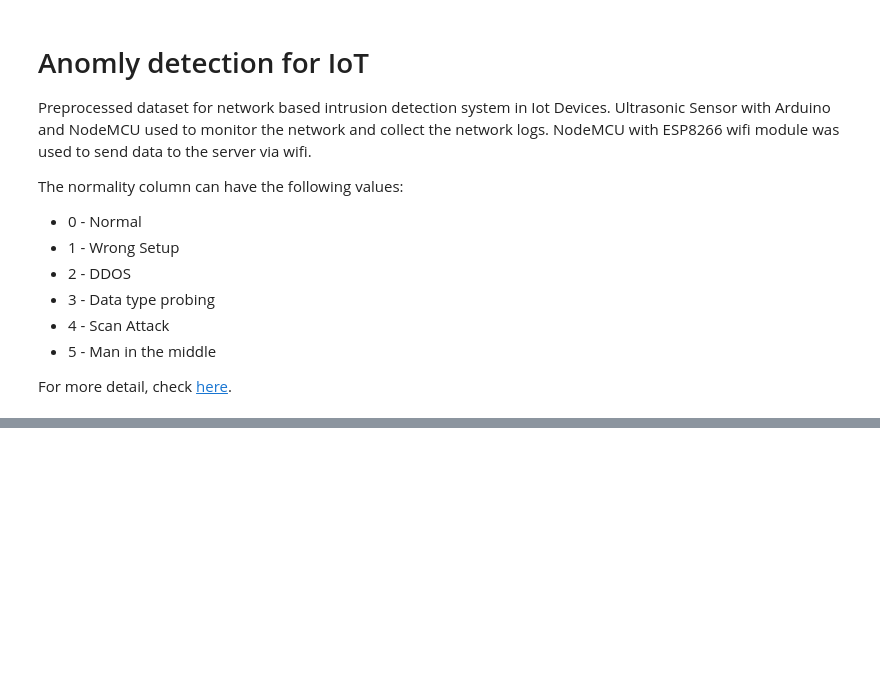
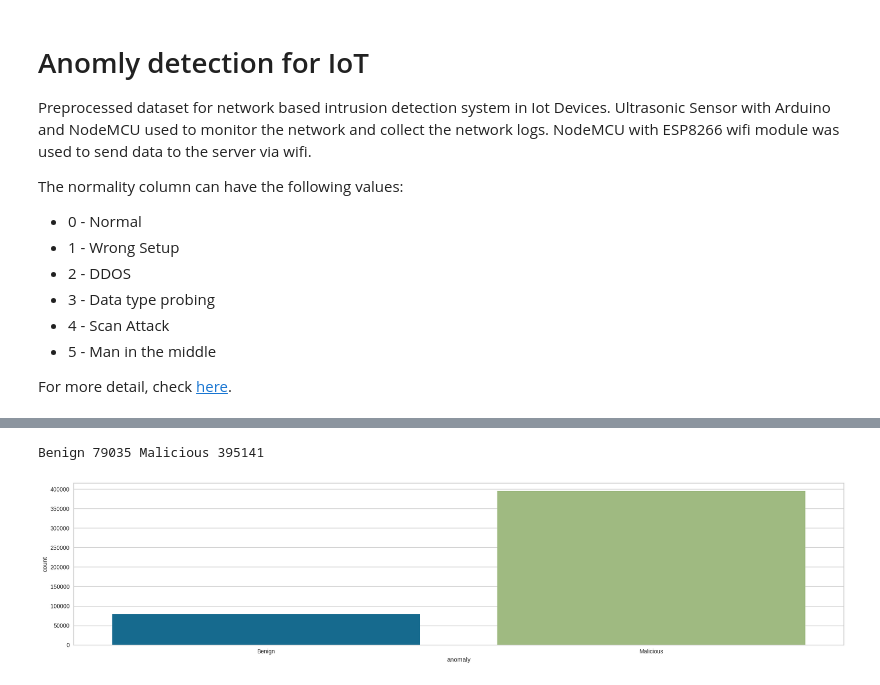
Before and after one commit to detiuaveiro/aas-anomaly-detection-iot-mariolpantunes, a Jupyter notebook: anomaly.ipynb, the cells around one changed output, grey strips where cells are left out. Drawn from its saved outputs; the diff is of its cells as text; code cells hidden in the pictures; blank space fills up the shorter version.

```diff
--- a/anomaly.ipynb
+++ b/anomaly.ipynb
@@ -18,11 +18,20 @@ For more detail, check [here](https://www.kaggle.com/datasets/speedwall10/iot-de
 %matplotlib inline
 import numpy as np
 import polars as pl
+import pandas as pd
 import seaborn as sns
 import matplotlib.pyplot as plt
-plt.rcParams['figure.figsize'] = [20, 5]
-plt.rcParams["figure.autolayout"] = True
-plt.rcParams.update({'font.size': 22})
+
+#plt.style.use('seaborn-v0_8-paper')
+plt.style.use('tableau-colorblind10')
+plt.rcParams['figure.autolayout'] = True
+plt.rcParams['figure.figsize'] = (4, 4)
+plt.rcParams['lines.linewidth'] = 2
+
+# Color Blind adjusted colors and markers
+colormap=['#377eb8', '#ff7f00', '#4daf4a', '#f781bf', '#a65628', '#984ea3','#999999', '#e41a1c', '#dede00']
+markers=['o', '*', '.', 'x', '+', 's', 'd', 'h', 'v']
+lines=['-', ':', '--', '-.']
 # %%
 df = pl.read_csv('dataset/IoT-DNL.csv.gz')
 #df = df.sample(int(df.shape[0]*0.2))
@@ -51,3 +60,16 @@ shape: (9, 15)
 | "50%" | 47329.0 | 1.2491e14 | 98.0 | 1.1043e14 | 1.6728e14 | 1.92168035e8 | 1.9217e9 | 6.0 | 84.0 | 0.0 | ... |
 | "75%" | 78486.0 | 1.2565e14 | 176.0 | 1.6728e14 | 1.6728e14 | 1.9217e9 | 1.9217e9 | 6.0 | 162.0 | 110.0 | ... |
 | "max" | 125158.0 | 1.3051e14 | 3484.0 | 2.0707e14 | 2.8147e14 | 1.7222e11 | 2.5526e11 | 17.0 | 3470.0 | 3418.0 | ... |
+# %%
+df_malicious = df.filter(pl.col('normality') != 1)
+df_benign    = df.filter(pl.col('normality') == 0)
+
+df_count = pl.DataFrame({'anomaly': ['Benign', 'Malicious'], 'count': [df_benign.shape[0], df_malicious.shape[0]]})
+sns.barplot(x='anomaly', y='count', hue='anomaly', data=df_count)
+
+print(f'Benign {df_benign.shape[0]} Malicious {df_malicious.shape[0]}')
+
+plt.show()
+# %% [output]
+Benign 79035 Malicious 395141
+[figure, added]
```
Also changed, not shown: parts of 21 cells of this notebook, 1 other file.
